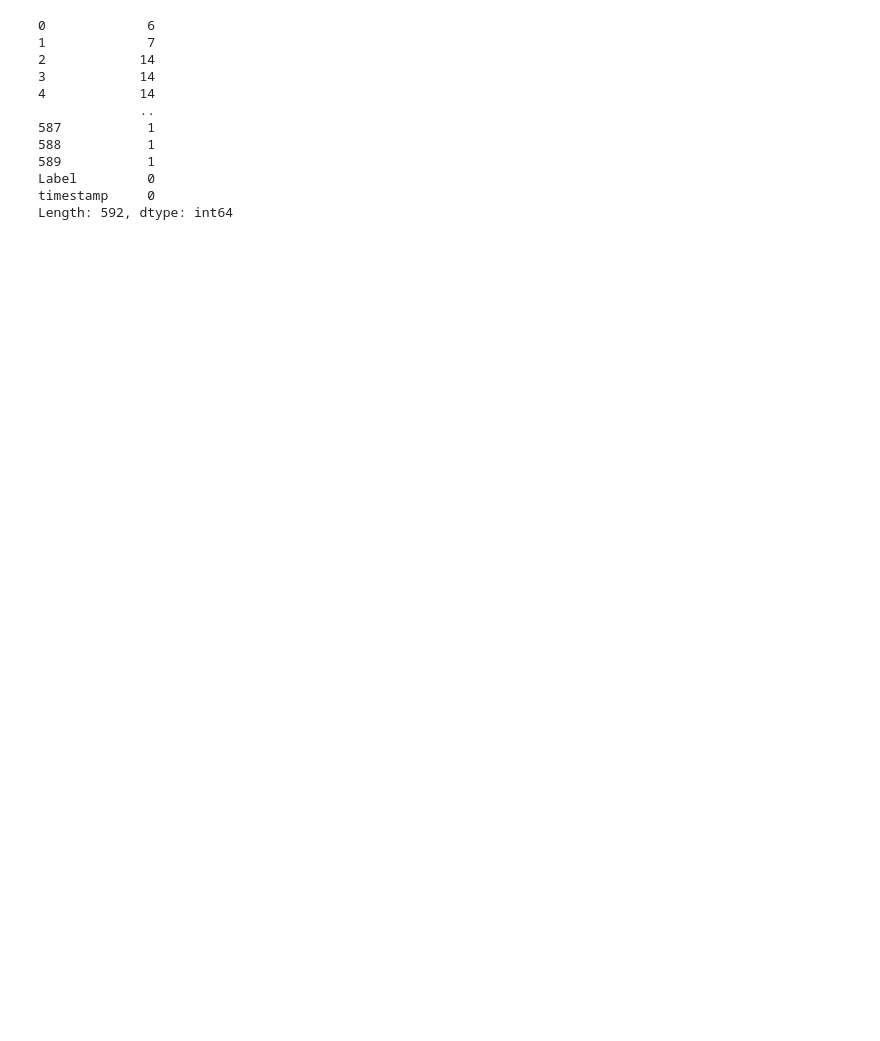
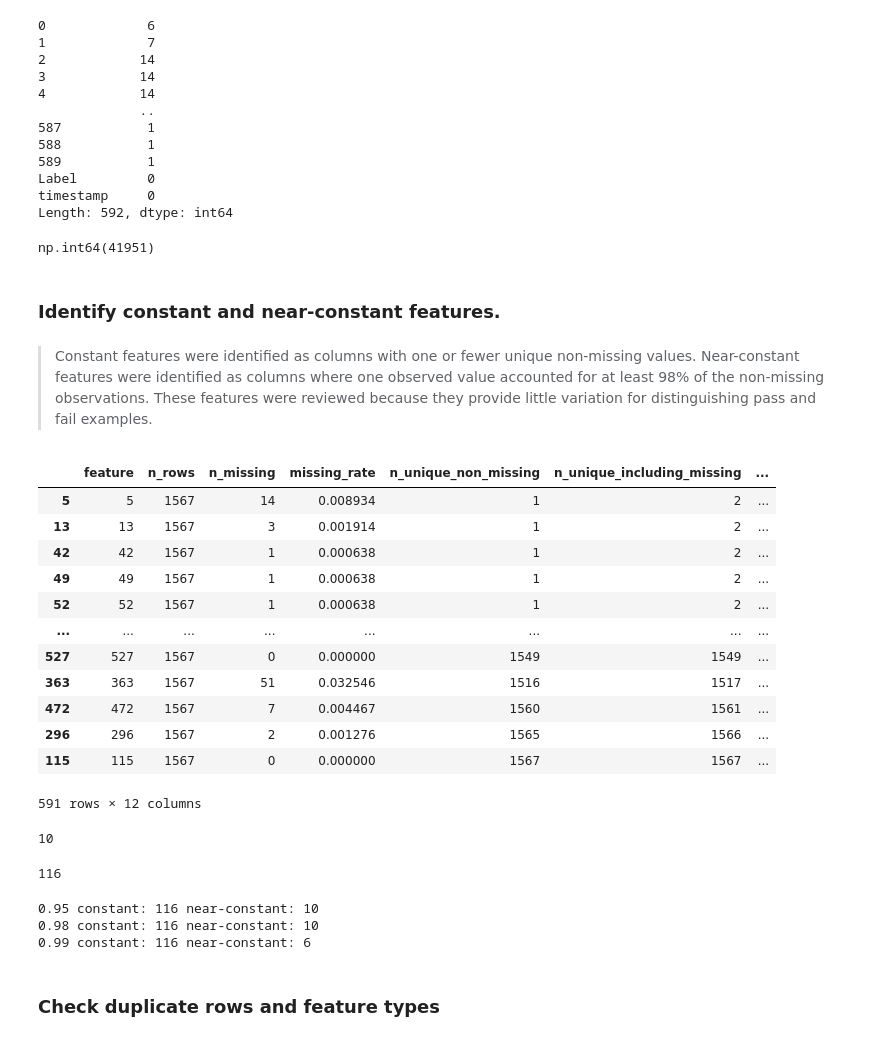
Before and after one commit to DRPproton/semiconductor-projects-tda, a Jupyter notebook: Project-1_SECOM/notebooks/notebook.ipynb, the cells around one changed output. Cells and saved outputs as stored; diff of their text form; code cells hidden in the pictures; blank space fills up the shorter version.

```diff
--- a/Project-1_SECOM/notebooks/notebook.ipynb
+++ b/Project-1_SECOM/notebooks/notebook.ipynb
@@ -100,3 +98,11 @@ df.isna().sum()
 Label         0
 timestamp     0
 Length: 592, dtype: int64
+# %%
+df.isnull().sum().sum()
+# %% [output]
+np.int64(41951)
+# %% [markdown]
+### Identify constant and near-constant features.
+# %% [markdown]
+>Constant features were identified as columns with one or fewer unique non-missing values. Near-constant features were identified as columns where one observed value accounted for at least 98% of the non-missing observations. These features were reviewed because they provide little variation for distinguishing pass and fail examples.
@@ -102,0 +199,18 @@ Length: 592, dtype: int64
+# %%
+report = constant_near_constant_report(df.drop(columns=["Label"]), near_constant_threshold=0.98)
+# %%
+report
+# %% [output]
+|  | feature | n_rows | n_missing | missing_rate | n_unique_non_missing | n_unique_including_missing | ... |
+| 5 | 5 | 1567 | 14 | 0.008934 | 1 | 2 | ... |
+| 13 | 13 | 1567 | 3 | 0.001914 | 1 | 2 | ... |
+| 42 | 42 | 1567 | 1 | 0.000638 | 1 | 2 | ... |
+| 49 | 49 | 1567 | 1 | 0.000638 | 1 | 2 | ... |
+| 52 | 52 | 1567 | 1 | 0.000638 | 1 | 2 | ... |
+| ... | ... | ... | ... | ... | ... | ... | ... |
+| 527 | 527 | 1567 | 0 | 0.000000 | 1549 | 1549 | ... |
+| 363 | 363 | 1567 | 51 | 0.032546 | 1516 | 1517 | ... |
+| 472 | 472 | 1567 | 7 | 0.004467 | 1560 | 1561 | ... |
+| 296 | 296 | 1567 | 2 | 0.001276 | 1565 | 1566 | ... |
+| 115 | 115 | 1567 | 0 | 0.000000 | 1567 | 1567 | ... |
+591 rows × 12 columns
@@ -102,0 +220,24 @@ Length: 592, dtype: int64
+# %%
+len(near_constant_features)
+# %% [output]
+10
+# %%
+len(constant_features)
+# %% [output]
+116
+# %%
+for threshold in [0.95, 0.98, 0.99]:
+    report = constant_near_constant_report(df.drop(columns=["Label"]), near_constant_threshold=threshold)
+    print(
+        threshold,
+        "constant:",
+        report["is_constant"].sum(),
+        "near-constant:",
+        report["is_near_constant"].sum()
+    )
+# %% [output]
+0.95 constant: 116 near-constant: 10
+0.98 constant: 116 near-constant: 10
+0.99 constant: 116 near-constant: 6
+# %% [markdown]
+### Check duplicate rows and feature types
```
Also changed, not shown: parts of 10 cells of this notebook, 1 other file.
